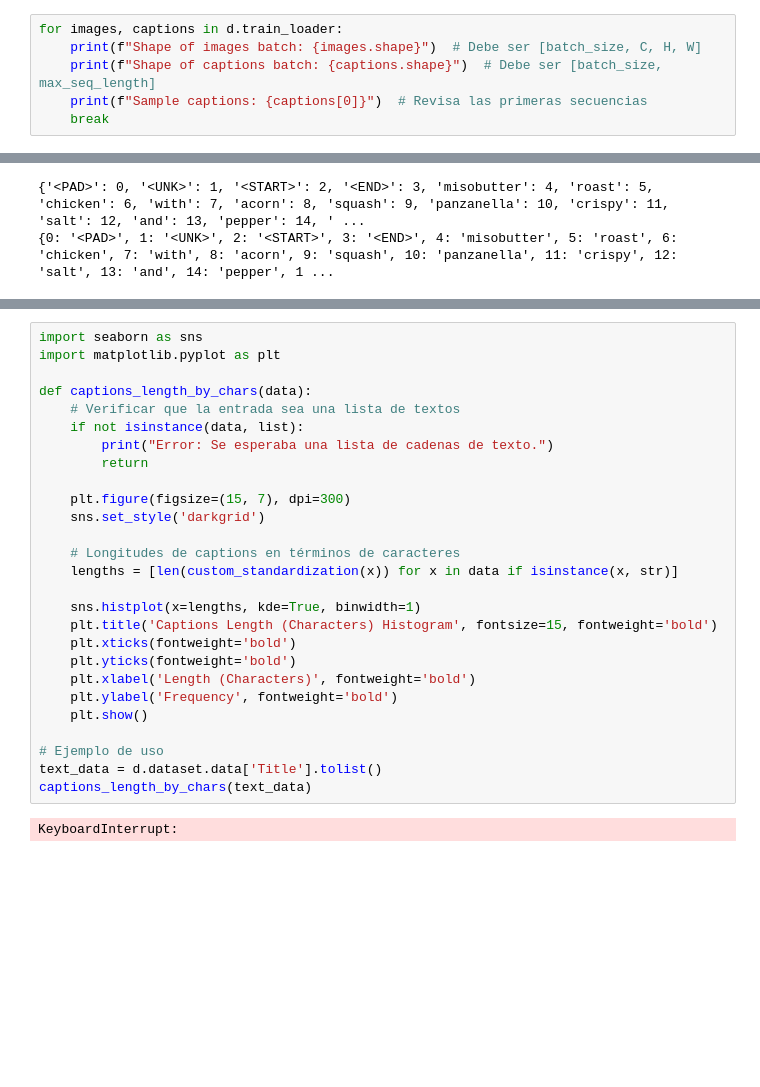
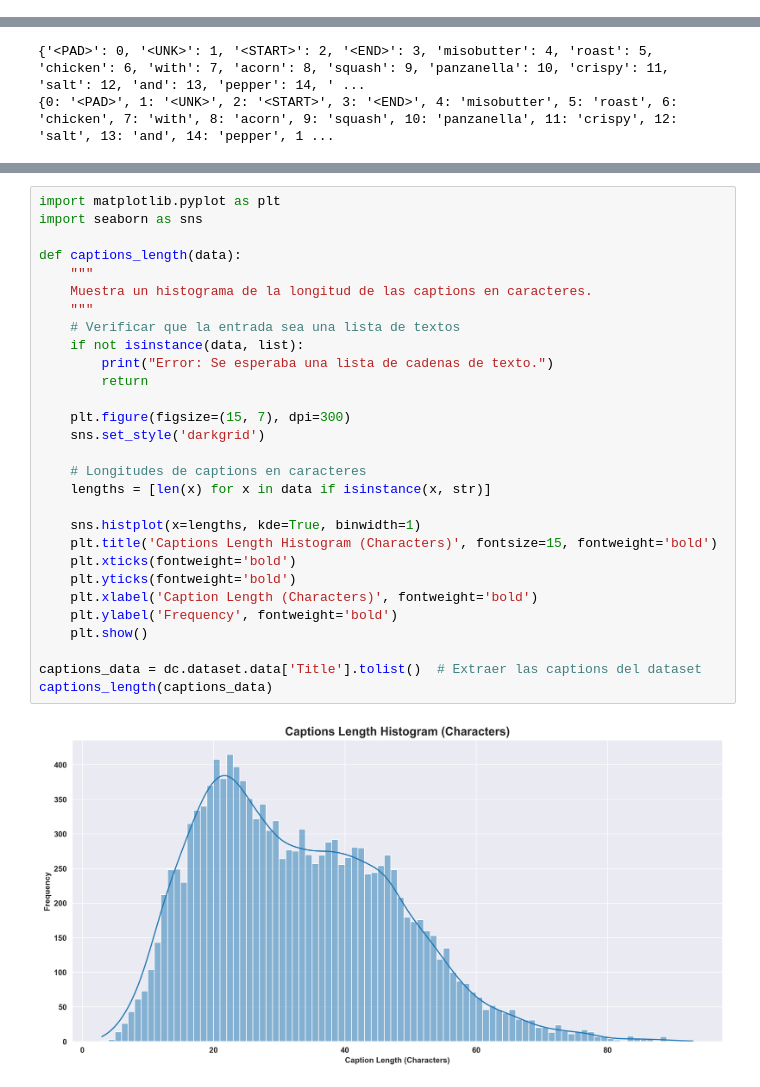
Before and after one commit to Merumalady/Image_Captioning, a Jupyter notebook: plots.ipynb, the cells around one changed output, grey strips where cells are left out. Cells and saved outputs as stored; diff of their text form; blank space fills up the shorter version.

```diff
--- a/plots.ipynb
+++ b/plots.ipynb
@@ -127,9 +126,3 @@ def word_occurrences(data):
 # Ejemplo de uso
 text_data = d.dataset.data['Title'].tolist()
 word_occurrences(text_data)
-# %%
-for images, captions in d.train_loader:
-    print(f"Shape of images batch: {images.shape}")  # Debe ser [batch_size, C, H, W]
-    print(f"Shape of captions batch: {captions.shape}")  # Debe ser [batch_size, max_seq_length]
-    print(f"Sample captions: {captions[0]}")  # Revisa las primeras secuencias
-    break
@@ -146,29 +204,31 @@ print(d.dataset.vocab.idx2word)
 # %%
+import matplotlib.pyplot as plt
 import seaborn as sns
-import matplotlib.pyplot as plt
 
-def captions_length_by_chars(data):
+def captions_length(data):
+    """
+    Muestra un histograma de la longitud de las captions en caracteres.
+    """
     # Verificar que la entrada sea una lista de textos
     if not isinstance(data, list):
         print("Error: Se esperaba una lista de cadenas de texto.")
         return
 
     plt.figure(figsize=(15, 7), dpi=300)
     sns.set_style('darkgrid')
 
-    # Longitudes de captions en términos de caracteres
-    lengths = [len(custom_standardization(x)) for x in data if isinstance(x, str)]
+    # Longitudes de captions en caracteres
+    lengths = [len(x) for x in data if isinstance(x, str)]
 
     sns.histplot(x=lengths, kde=True, binwidth=1)
-    plt.title('Captions Length (Characters) Histogram', fontsize=15, fontweight='bold')
+    plt.title('Captions Length Histogram (Characters)', fontsize=15, fontweight='bold')
     plt.xticks(fontweight='bold')
     plt.yticks(fontweight='bold')
-    plt.xlabel('Length (Characters)', fontweight='bold')
+    plt.xlabel('Caption Length (Characters)', fontweight='bold')
     plt.ylabel('Frequency', fontweight='bold')
     plt.show()
 
-# Ejemplo de uso
-text_data = d.dataset.data['Title'].tolist()
-captions_length_by_chars(text_data)
+captions_data = dc.dataset.data['Title'].tolist()  # Extraer las captions del dataset
+captions_length(captions_data)
 # %% [output]
-KeyboardInterrupt:
+[figure, added]
```
Also changed, not shown: parts of 7 cells of this notebook, 4 other files.
